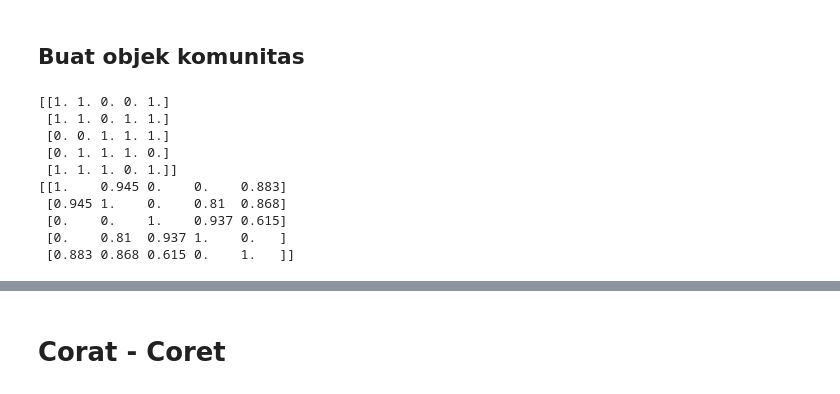
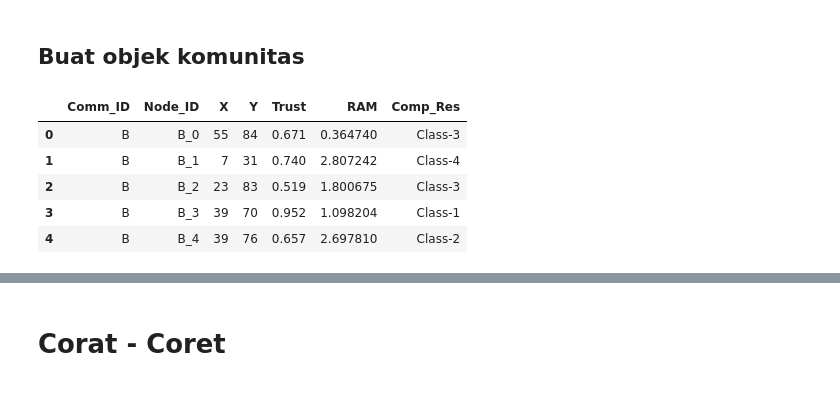
Before and after one commit to luqmanrofifm/iot_trust, a Jupyter notebook: Node_Coordinator_Selection.ipynb, the cells around one changed output, grey strips where cells are left out. Cells and saved outputs as stored; diff of their text form; code cells hidden in the pictures.

```diff
--- a/Node_Coordinator_Selection.ipynb
+++ b/Node_Coordinator_Selection.ipynb
@@ -126,18 +208,16 @@ class Community:
 # %% [markdown]
 ## Buat objek komunitas
 # %%
-coba = Community(number_of_node=5, prob_connection=[0.1, 0.3, 0.5, 0.4, 0.5])
+coba = Community(number_of_node=5, comm_id='B', prob_connection=[0.1, 0.3, 0.5, 0.4, 0.5])
-# %% [output]
-[[1. 1. 0. 0. 1.]
- [1. 1. 0. 1. 1.]
- [0. 0. 1. 1. 1.]
- [0. 1. 1. 1. 0.]
- [1. 1. 1. 0. 1.]]
-[[1.    0.945 0.    0.    0.883]
- [0.945 1.    0.    0.81  0.868]
- [0.    0.    1.    0.937 0.615]
- [0.    0.81  0.937 1.    0.   ]
- [0.883 0.868 0.615 0.    1.   ]]
+# %%
+coba.table_of_node
+# %% [output]
+|  | Comm_ID | Node_ID | X | Y | Trust | RAM | Comp_Res |
+| 0 | B | B_0 | 55 | 84 | 0.671 | 0.364740 | Class-3 |
+| 1 | B | B_1 | 7 | 31 | 0.740 | 2.807242 | Class-4 |
+| 2 | B | B_2 | 23 | 83 | 0.519 | 1.800675 | Class-3 |
+| 3 | B | B_3 | 39 | 70 | 0.952 | 1.098204 | Class-1 |
+| 4 | B | B_4 | 39 | 76 | 0.657 | 2.697810 | Class-2 |
 # %%
 coba.matrix_relation
 # %% [output]
```
Also changed, not shown: parts of 15 cells of this notebook.
